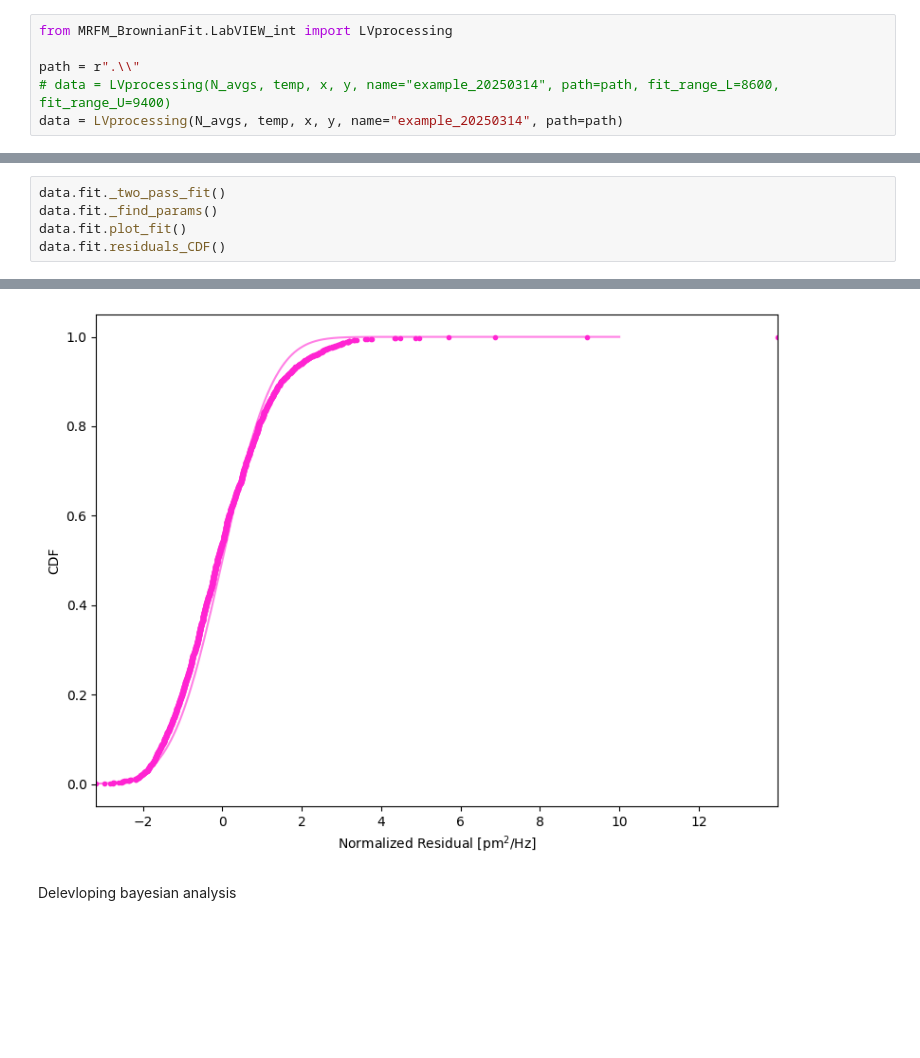
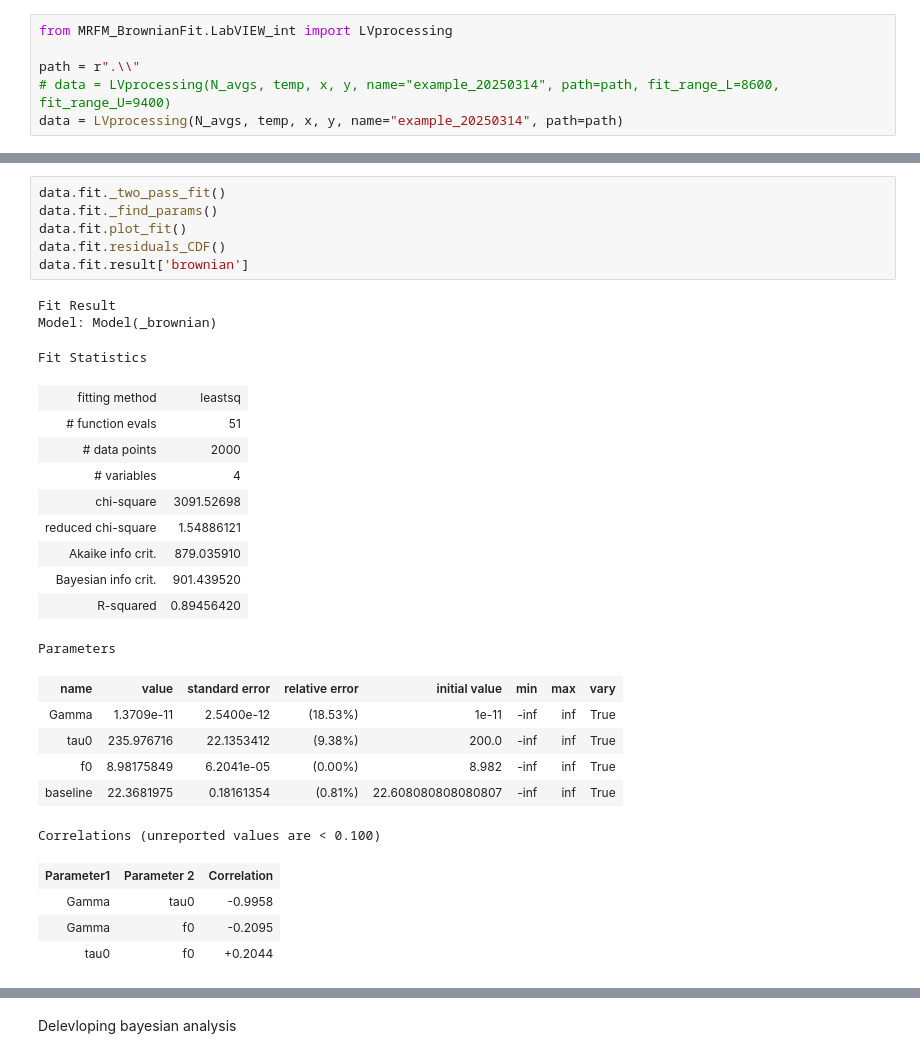
Before and after one commit to klb346/MRFM_BrownianFit, a Jupyter notebook: examples/mrfm_brownian_fit_test_20250522_KLB.ipynb, the cells around one changed output, grey strips where cells are left out. Drawn from its saved outputs; the diff is of its cells as text; blank space fills up the shorter version.

```diff
--- a/examples/mrfm_brownian_fit_test_20250522_KLB.ipynb
+++ b/examples/mrfm_brownian_fit_test_20250522_KLB.ipynb
@@ -22,6 +45,30 @@ data.plot_report()
 # %%
 data.fit._two_pass_fit()
 data.fit._find_params()
 data.fit.plot_fit()
 data.fit.residuals_CDF()
+data.fit.result['brownian']
 # %% [output]
+Fit Result
+Model: Model(_brownian)
+Fit Statistics
+| fitting method | leastsq |
+| # function evals | 51 |
+| # data points | 2000 |
+| # variables | 4 |
+| chi-square | 3091.52698 |
+| reduced chi-square | 1.54886121 |
+| Akaike info crit. | 879.035910 |
+| Bayesian info crit. | 901.439520 |
+| R-squared | 0.89456420 |
+Parameters
+| name | value | standard error | relative error | initial value | min | max | vary |
+| Gamma | 1.3709e-11 | 2.5400e-12 | (18.53%) | 1e-11 | -inf | inf | True |
+| tau0 | 235.976716 | 22.1353412 | (9.38%) | 200.0 | -inf | inf | True |
+| f0 | 8.98175849 | 6.2041e-05 | (0.00%) | 8.982 | -inf | inf | True |
+| baseline | 22.3681975 | 0.18161354 | (0.81%) | 22.608080808080807 | -inf | inf | True |
+Correlations (unreported values are < 0.100)
+| Parameter1 | Parameter 2 | Correlation |
+| Gamma | tau0 | -0.9958 |
+| Gamma | f0 | -0.2095 |
+| tau0 | f0 | +0.2044 |
@@ -30,3 +77,2 @@ data.fit.residuals_CDF()
-[figure, removed]
 # %% [markdown]
 Delevloping bayesian analysis
```
Also changed, not shown: parts of 5 cells of this notebook, 1 other file.
